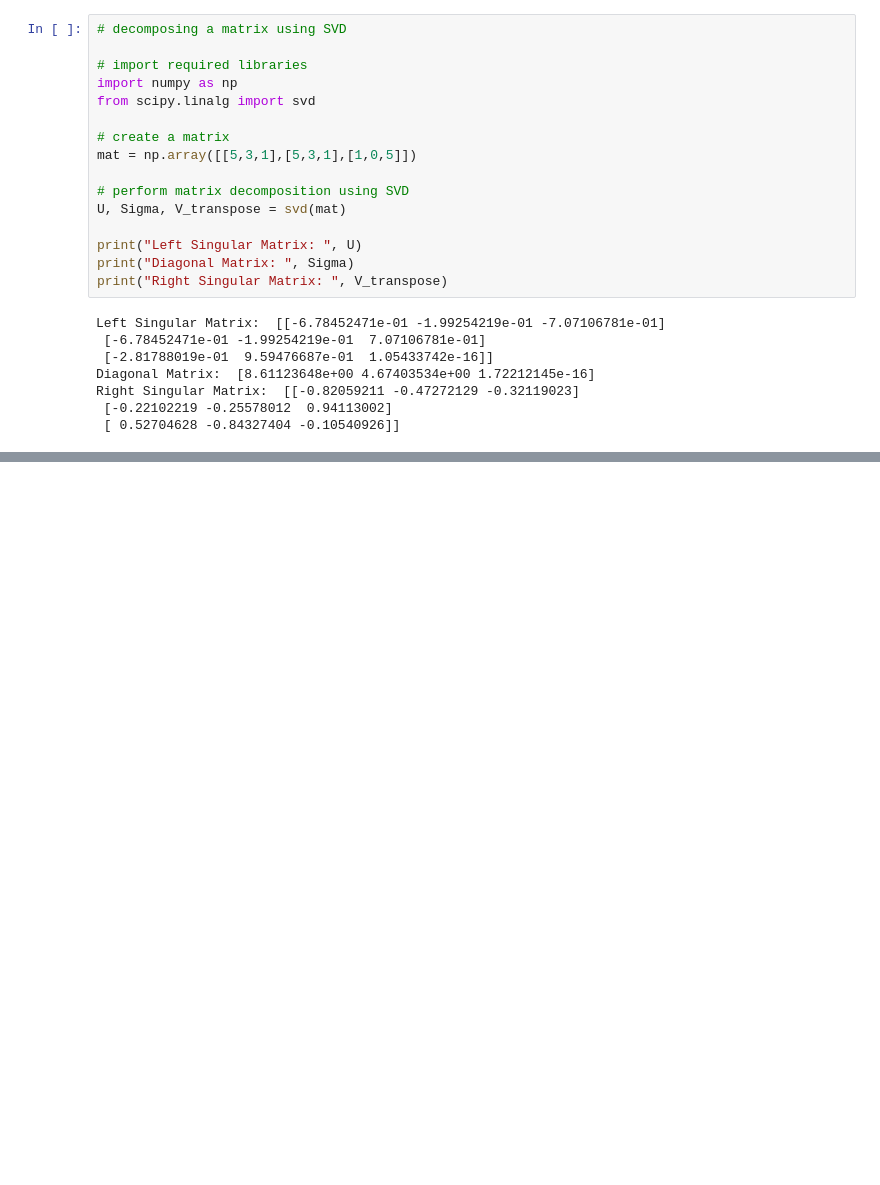
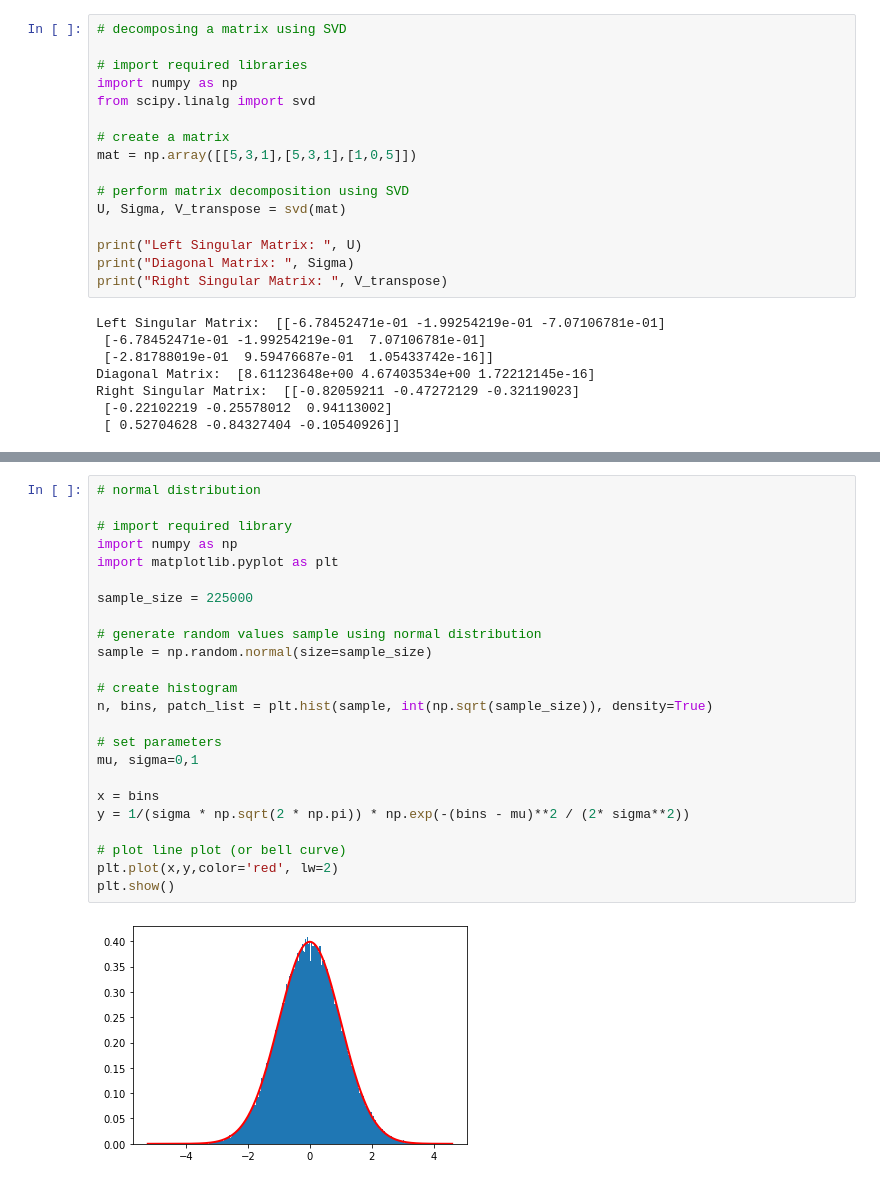
Before and after one commit to lh77x7/Python-data-analysis, a Jupyter notebook: chap4/chap4-linear-algebra.ipynb, the cells around one changed output, grey strips where cells are left out. Saved outputs shown, nothing was run; the diff lists cells and outputs as text; blank space fills up the shorter version.

```diff
--- a/chap4/chap4-linear-algebra.ipynb
+++ b/chap4/chap4-linear-algebra.ipynb
@@ -132,0 +200,26 @@ Right Singular Matrix:  [[-0.82059211 -0.47272129 -0.32119023]
+# %%
+# normal distribution
+
+# import required library
+import numpy as np
+import matplotlib.pyplot as plt
+
+sample_size = 225000
+
+# generate random values sample using normal distribution
+sample = np.random.normal(size=sample_size)
+
+# create histogram
+n, bins, patch_list = plt.hist(sample, int(np.sqrt(sample_size)), density=True)
+
+# set parameters
+mu, sigma=0,1
+
+x = bins
+y = 1/(sigma * np.sqrt(2 * np.pi)) * np.exp(-(bins - mu)**2 / (2* sigma**2))
+
+# plot line plot (or bell curve)
+plt.plot(x,y,color='red', lw=2)
+plt.show()
+# %% [output]
+[figure, added]
```
Also changed, not shown: parts of 11 cells of this notebook.
